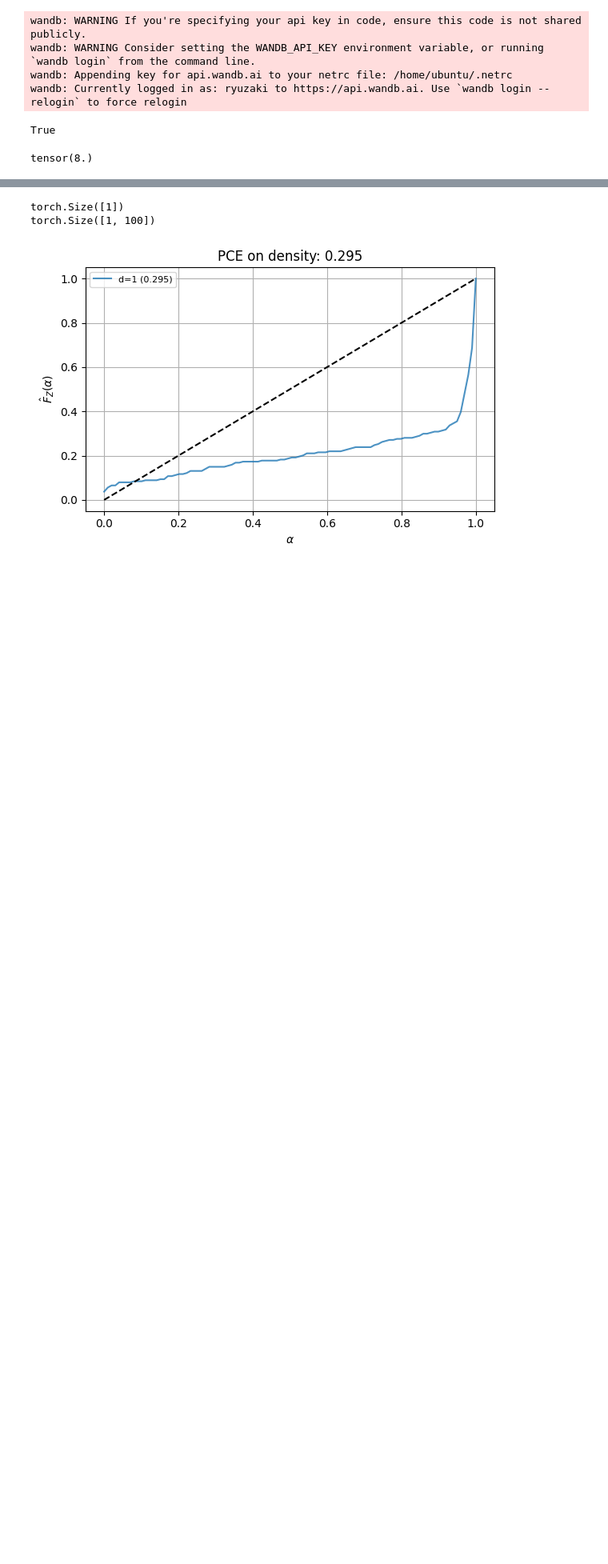
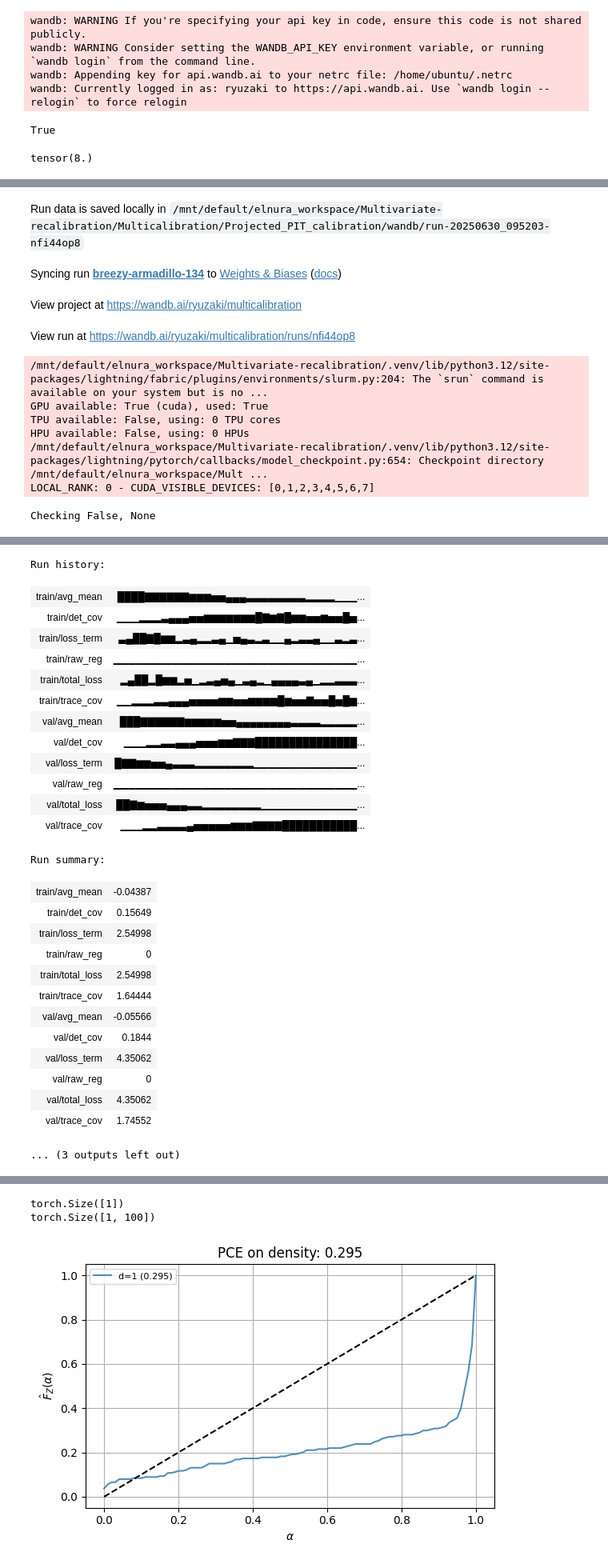
Before and after one commit to ayalaajil/Multivariate-Calibration-with-Prerank-Regularization, a Jupyter notebook: Multicalibration/Projected_PIT_calibration/testing-if-reg-works.ipynb, the cells around one changed output, grey strips where cells are left out. Shown at 80% size. Drawn from its saved outputs; the diff is of its cells as text; code cells hidden in the pictures; blank space fills up the shorter version.

Commit message:
checking the instability

```diff
--- a/Multicalibration/Projected_PIT_calibration/testing-if-reg-works.ipynb
+++ b/Multicalibration/Projected_PIT_calibration/testing-if-reg-works.ipynb
@@ -77,2 +38,12 @@ Run summary:
 # %%
 torch.set_printoptions(precision=3, sci_mode=False, threshold=float('inf'), edgeitems=40, linewidth=200)
+# %%
+# prerank = 'density'
+model = GaussianLightningModule(p, q)
+                                # lambda_reg = l, reg_type = 'pce-kde', prerank = prerank)
+trainer = get_lightning_trainer(rc)
+trainer.fit(model, datamodule)
+wandb.finish()
+model.to(config.device)
+# model.eval()
+# %% [output]
@@ -78,0 +51,11 @@ torch.set_printoptions(precision=3, sci_mode=False, threshold=float('inf'), edge
+Run data is saved locally in /mnt/default/elnura_workspace/Multivariate-recalibration/Multicalibration/Projected_PIT_calibration/wandb/run-20250630_095203-nfi44op8
+Syncing run breezy-armadillo-134 to Weights & Biases (docs)
+View project at https://wandb.ai/ryuzaki/multicalibration
+View run at https://wandb.ai/ryuzaki/multicalibration/runs/nfi44op8
+/mnt/default/elnura_workspace/Multivariate-recalibration/.venv/lib/python3.12/site-packages/lightning/fabric/plugins/environments/slurm.py:204: The `srun` command is available on your system but is no ...
+GPU available: True (cuda), used: True
+TPU available: False, using: 0 TPU cores
+HPU available: False, using: 0 HPUs
+/mnt/default/elnura_workspace/Multivariate-recalibration/.venv/lib/python3.12/site-packages/lightning/pytorch/callbacks/model_checkpoint.py:654: Checkpoint directory /mnt/default/elnura_workspace/Mult ...
+LOCAL_RANK: 0 - CUDA_VISIBLE_DEVICES: [0,1,2,3,4,5,6,7]
+Checking False, None
@@ -78,0 +63,27 @@ torch.set_printoptions(precision=3, sci_mode=False, threshold=float('inf'), edge
+Run history:
+| train/avg_mean | ████▇▇▇▇▇▇▆▆▆▅▅▄▄▄▃▃▃▃▃▃▃▃▂▂▂▂▁▁▁... |
+| train/det_cov | ▁▁▁▂▂▂▃▄▄▄▅▅▆▆▆▆▆▆▆█▇▆▇█▆▆▅▅▆▅▅█▅... |
+| train/loss_term | ▃▄██▇█▆▆▂▃▄▂▂▃▄▁▅▄▃▂▃▁▁▄▂▃▃▄▁▁▃▂▃... |
+| train/raw_reg | ▁▁▁▁▁▁▁▁▁▁▁▁▁▁▁▁▁▁▁▁▁▁▁▁▁▁▁▁▁▁▁▁▁... |
+| train/total_loss | ▂▄██▂█▆▆▂▅▁▂▃▄▅▄▁▃▄▂▁▄▄▄▄▃▄▁▂▂▃▃▃... |
+| train/trace_cov | ▁▁▂▂▂▃▃▄▄▄▅▅▅▅▆▆▅▅▆▆▆▆█▆▅▅▇▅▅█▅█▆... |
+| val/avg_mean | ███▇▇▇▇▇▇▆▆▆▆▆▅▅▄▄▄▄▄▄▄▄▃▃▃▃▂▂▂▂▂... |
+| val/det_cov | ▁▁▁▂▂▃▃▄▄▄▅▅▅▆▆▇▇▇███████████████... |
+| val/loss_term | █▇▇▆▆▅▅▄▃▃▃▂▂▂▂▂▂▂▂▁▁▁▁▁▁▁▁▁▁▁▁▁▁... |
+| val/raw_reg | ▁▁▁▁▁▁▁▁▁▁▁▁▁▁▁▁▁▁▁▁▁▁▁▁▁▁▁▁▁▁▁▁▁... |
+| val/total_loss | ██▇▆▅▅▅▄▄▄▃▃▂▂▂▂▂▂▂▂▁▁▁▁▁▁▁▁▁▁▁▁▁... |
+| val/trace_cov | ▁▁▁▂▂▃▃▃▃▄▅▅▅▅▅▆▆▆▇▇▇▇███████████... |
+Run summary:
+| train/avg_mean | -0.04387 |
+| train/det_cov | 0.15649 |
+| train/loss_term | 2.54998 |
+| train/raw_reg | 0 |
+| train/total_loss | 2.54998 |
+| train/trace_cov | 1.64444 |
+| val/avg_mean | -0.05566 |
+| val/det_cov | 0.1844 |
+| val/loss_term | 4.35062 |
+| val/raw_reg | 0 |
+| val/total_loss | 4.35062 |
+| val/trace_cov | 1.74552 |
+... (3 outputs left out)
```
Also changed, not shown: parts of 7 cells of this notebook, 14 other files.
